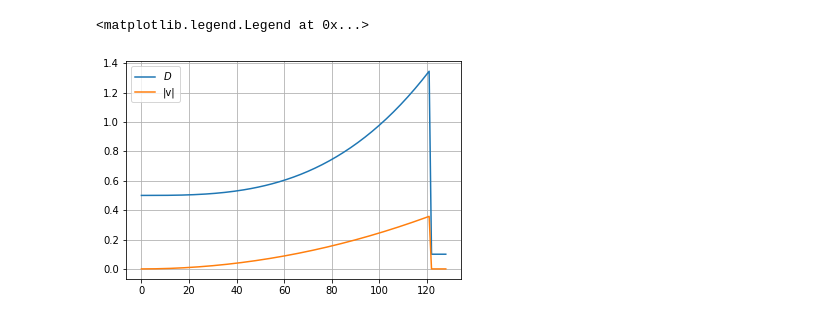
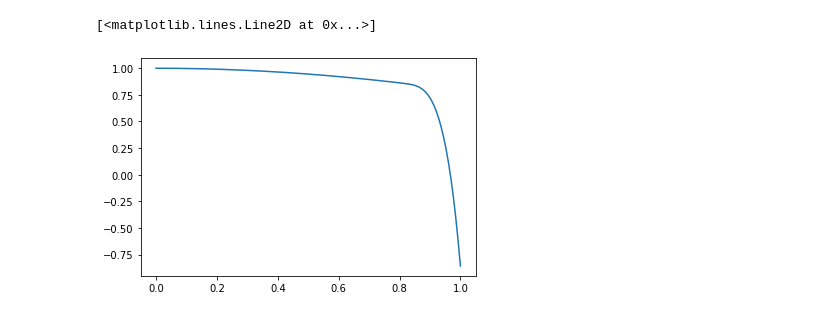
Before and after one commit to fusion-yun/fytok_old, a Jupyter notebook: examples/benchmark.ipynb, the cells around one changed output. Saved outputs shown, nothing was run; the diff lists cells and outputs as text; code cells hidden in the pictures.

```diff
--- a/examples/benchmark.ipynb
+++ b/examples/benchmark.ipynb
@@ -5,12 +0,0 @@ import scipy.stats
-# %%
-x=np.linspace(0.0,1.0,129)
-D=np.piecewise( x, [x < 0.95,x > 0.95], [lambda x:0.5+ (x**3 ),0.1])
-v=np.piecewise( x, [x < 0.95,x > 0.95], [lambda x:(x**2)*0.4,0.0])
-
-plt.plot(D,label=r"$D$")
-plt.plot(v, label=r"|v|")
-plt.grid()
-plt.legend()
-# %% [output]
-<matplotlib.legend.Legend at 0x...>
-[figure, removed]
@@ -16,0 +12,32 @@ plt.legend()
+# %%
+x=np.linspace(0,1.0,129)
+
+rho_bdry=0.95
+rho_src_bdry = 0.80
+D_bdry=0.2
+
+def s_edge(x):return 100*((x-rho_src_bdry)/(1.0-rho_src_bdry))**2
+
+S_edge=Profile(np.piecewise(x, [x<rho_src_bdry, x >=rho_src_bdry],[0,s_edge]), axis=x)
+
+def int_s_edge(x ):return scipy.integrate.quad(s_edge,rho_src_bdry,x)[0]
+
+int_S_edge=Profile(np.piecewise(x, [x<rho_src_bdry, x >= rho_src_bdry], [0, lambda r:np.array([ int_s_edge(s) for s in r])]), axis=x)
+
+
+
+def n_ped_prime(x): return scipy.integrate.quad(s_edge,rho_src_bdry,x )[0]
+
+n_ped_bdr=((1-(rho_bdry/3)**2)**2)
+
+def n_core(x,  w=3): return ((1-(x/w)**2)**2) if x<rho_bdry else n_ped_bdr
+
+def n_ped(s):return -scipy.integrate.quad(n_ped_prime,rho_src_bdry,s )[0] /D_bdry/n_ped_bdr if (s>rho_src_bdry) else 0
+
+ne=Profile(lambda x:n_core(x) *(1.0 + n_ped(x)) ,axis=x)
+
+# ne = Profile([n_core(s) for s in  rho_tor_norm],axis=x,interpolator=scipy.interpolate.interp1d)
+plt.plot(x,ne)
+# %% [output]
+[<matplotlib.lines.Line2D at 0x...>]
+[figure, added]
```
Also changed, not shown: parts of 27 cells of this notebook, 11 other files.
